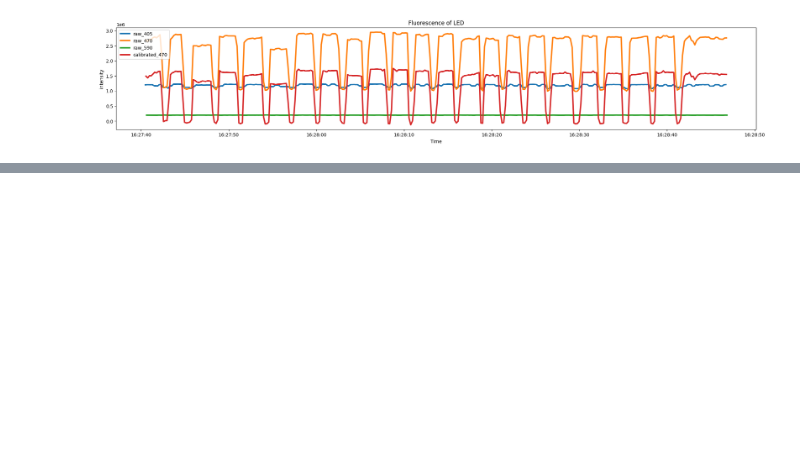
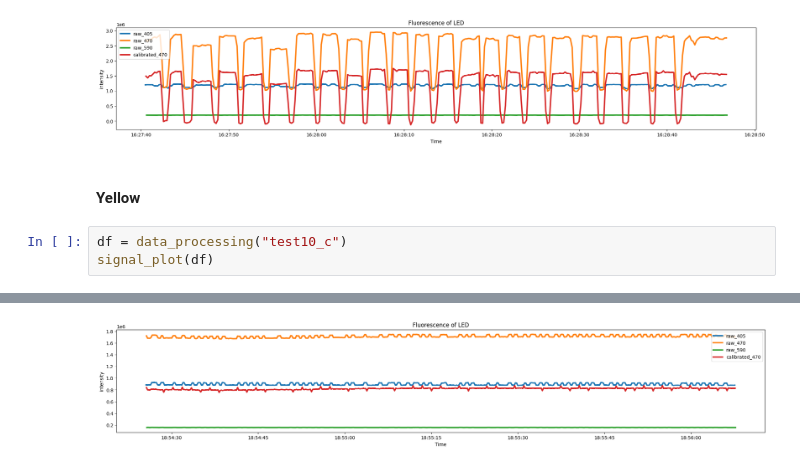
Before and after one commit to neurobiologylab/fiber-photometry, a Jupyter notebook: experiment_results.ipynb, the cells around one changed output, grey strips where cells are left out. Drawn from its saved outputs; the diff is of its cells as text; blank space fills up the shorter version.

```diff
--- a/experiment_results.ipynb
+++ b/experiment_results.ipynb
@@ -242,3 +242,9 @@ signal_plot(df)
 | 89 | 2023-04-26 16:27:58.297937 | 2023-04-26 16:27:58.364341 | 2023-04-26 16:27:58.430748 | 1229913.0 | 2902482.0 | 198456.0 | 1672569.0 | ... |
 | standard deviation | NaT | NaT | NaT | 44497.990149 | 701969.830085 | NaN | 666010.362181 | ... |
 [figure]
+# %% [markdown]
+#### Yellow
+# %%
+df = data_processing("test10_c")
+signal_plot(df)
+# %% [output]
@@ -244,0 +263 @@ signal_plot(df)
+[figure, added]
```
Also changed, not shown: parts of 5 cells of this notebook, 10 other files.
